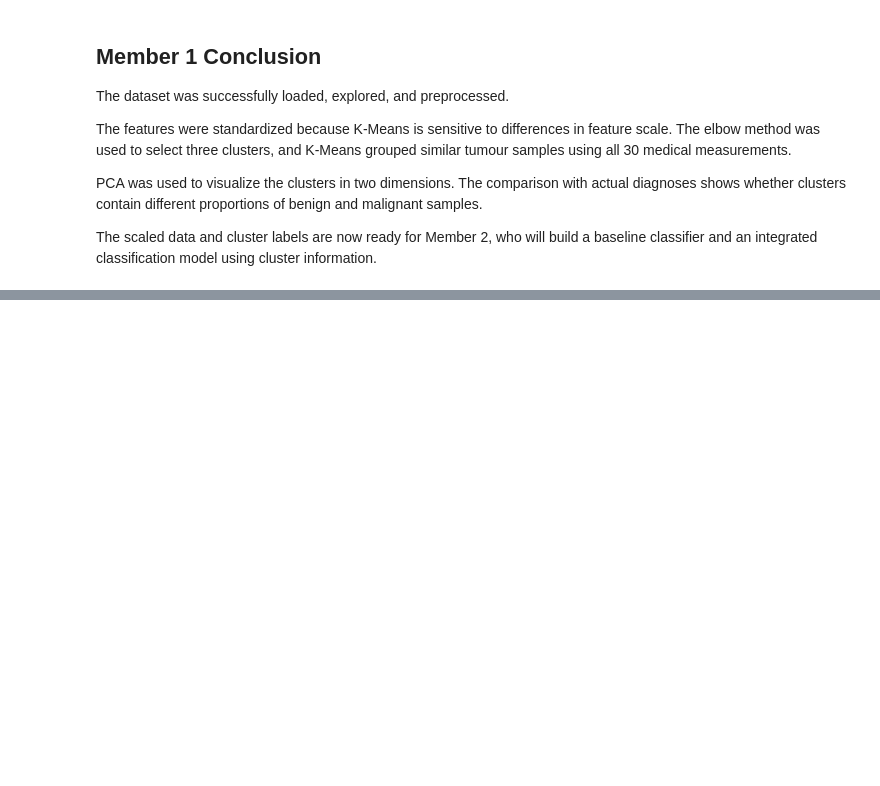
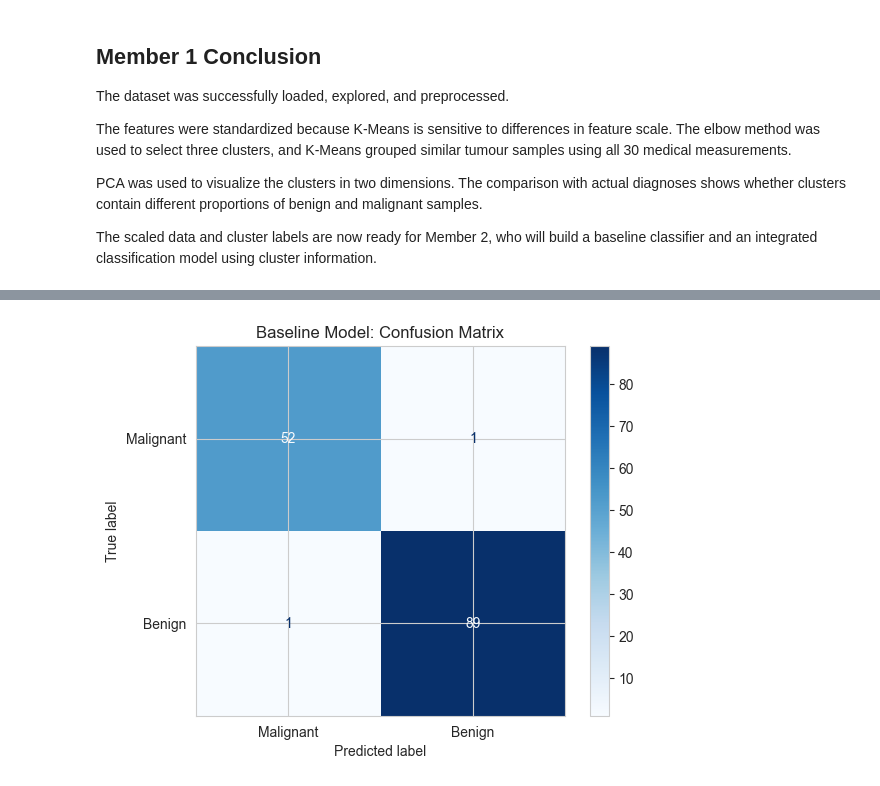
Before and after one commit to Anshu0712-tewatia/clustering-classification-integrated-pipeline, a Jupyter notebook: clustering-classification-integrated-pipeline.ipynb, the cells around one changed output, grey strips where cells are left out. Saved outputs shown, nothing was run; the diff lists cells and outputs as text; code cells hidden in the pictures; blank space fills up the shorter version.

Commit message:
Complete Member 2 Classification and Evaluation

```diff
--- a/clustering-classification-integrated-pipeline.ipynb
+++ b/clustering-classification-integrated-pipeline.ipynb
@@ -447,0 +470,17 @@ information.
+# %%
+from sklearn.linear_model import LogisticRegression
+from sklearn.metrics import accuracy_score, classification_report, confusion_matrix, ConfusionMatrixDisplay
+
+# Create the baseline Logistic Regression model
+baseline_model = LogisticRegression(
+    max_iter=3000,
+    random_state=42
+)
+
+# Train the model using only the scaled original features
+baseline_model.fit(X_train_scaled, y_train)
+
+# Predict diagnoses for the test data
+baseline_predictions = baseline_model.predict(X_test_scaled)
+
+print("Baseline model trained successfully.")
@@ -447,0 +526,14 @@ information.
+# %%
+# Create a confusion matrix for the baseline model
+baseline_cm = confusion_matrix(y_test, baseline_predictions)
+
+display = ConfusionMatrixDisplay(
+    confusion_matrix=baseline_cm,
+    display_labels=["Malignant", "Benign"]
+)
+
+display.plot(cmap="Blues")
+plt.title("Baseline Model: Confusion Matrix")
+plt.show()
+# %% [output]
+[figure, added]
```
Also changed, not shown: parts of 18 cells of this notebook, 1 other file.
